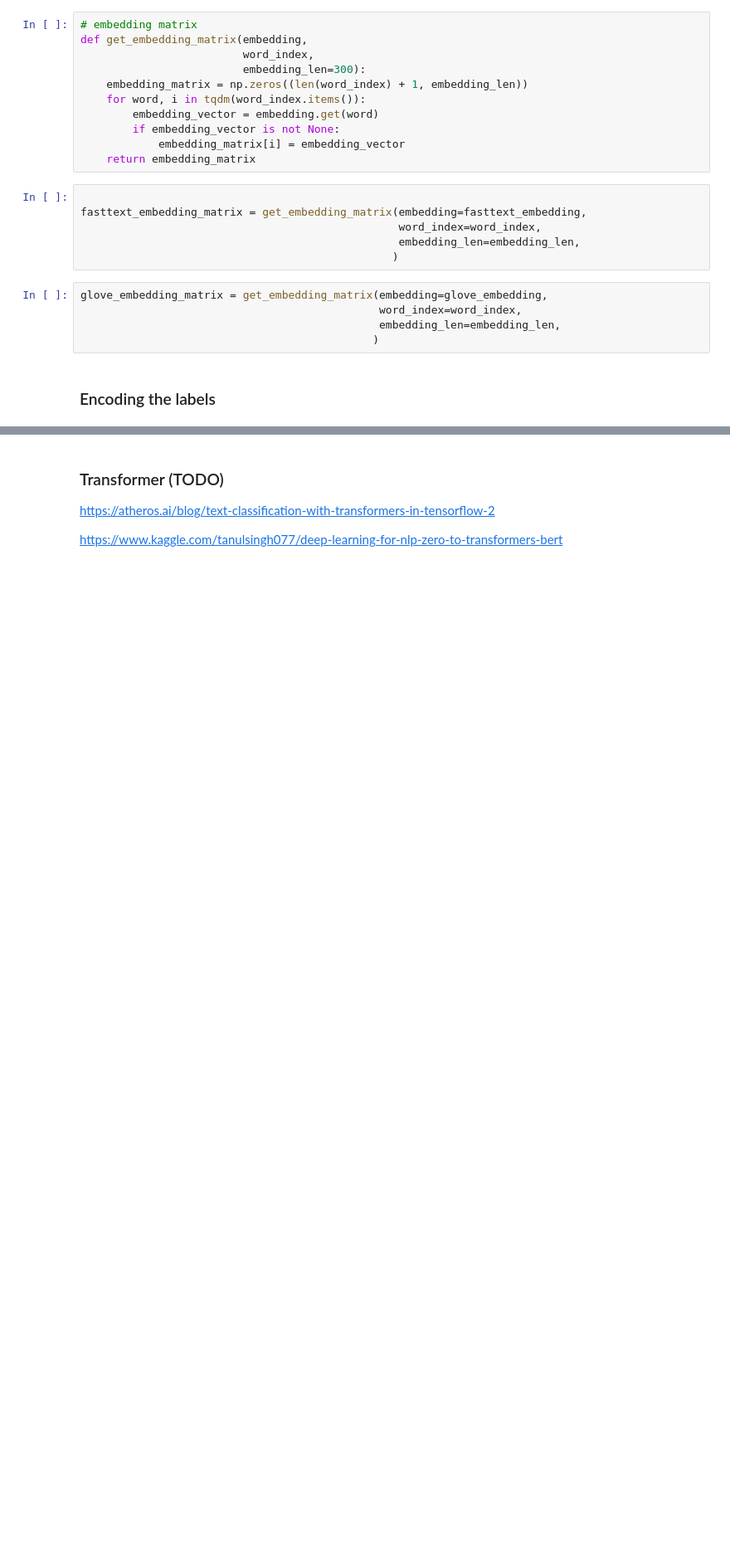
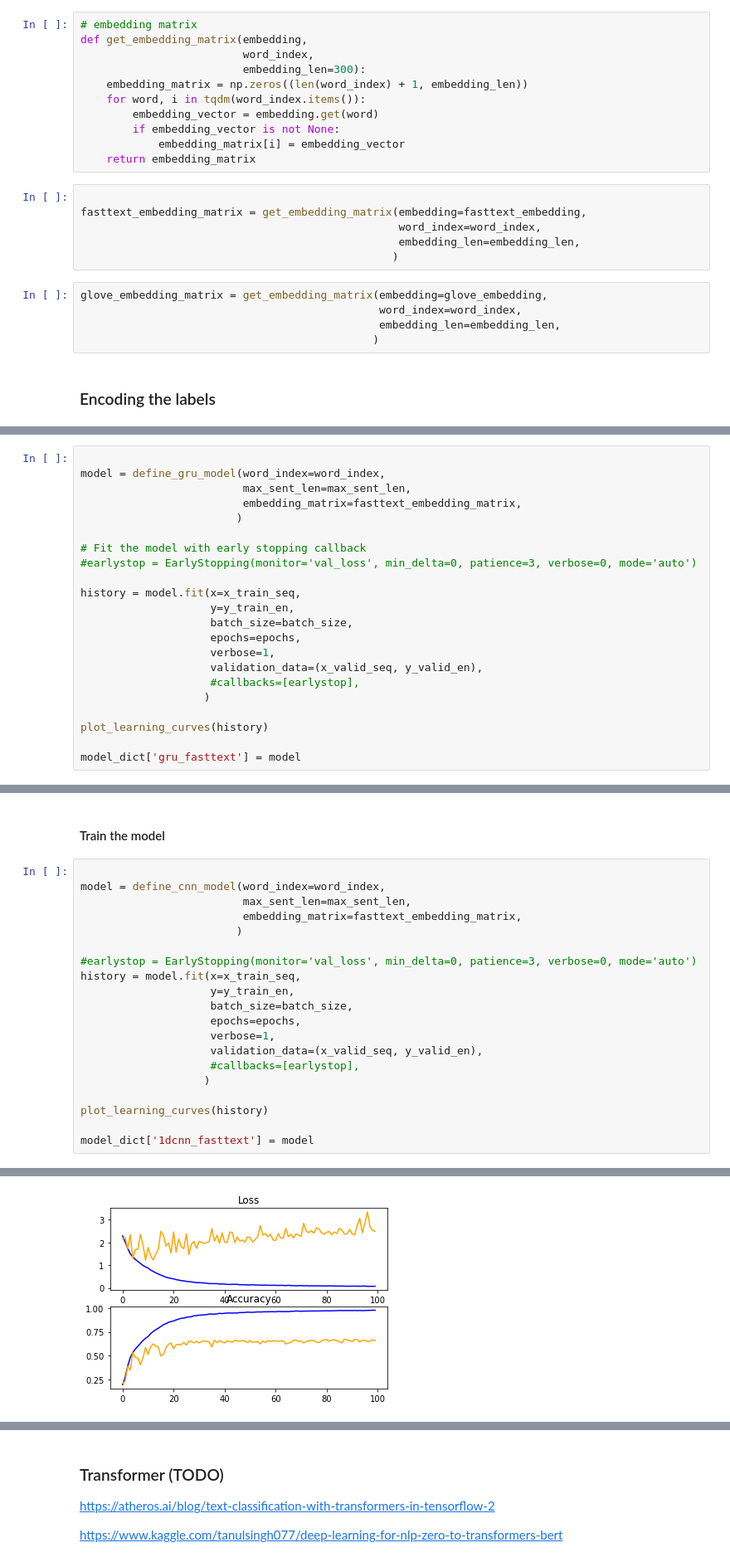
Before and after one commit to ck-unifr/novel-classification, a Jupyter notebook: novel-classification.ipynb, the cells around one changed output, grey strips where cells are left out. Shown: that part at 83% size. Saved outputs shown, nothing was run; the diff lists cells and outputs as text; blank space fills up the shorter version.

```diff
--- a/novel-classification.ipynb
+++ b/novel-classification.ipynb
@@ -604,0 +360,22 @@ Epoch 1/500
+# %%
+
+model = define_gru_model(word_index=word_index,
+                         max_sent_len=max_sent_len,
+                         embedding_matrix=fasttext_embedding_matrix,
+                        )
+
+# Fit the model with early stopping callback
+#earlystop = EarlyStopping(monitor='val_loss', min_delta=0, patience=3, verbose=0, mode='auto')
+
+history = model.fit(x=x_train_seq,
+                    y=y_train_en,
+                    batch_size=batch_size,
+                    epochs=epochs,
+                    verbose=1,
+                    validation_data=(x_valid_seq, y_valid_en),
+                    #callbacks=[earlystop],
+                   )
+
+plot_learning_curves(history)
+
+model_dict['gru_fasttext'] = model
@@ -604,0 +445,23 @@ Epoch 1/500
+# %% [markdown]
+#### Train the model
+# %%
+
+model = define_cnn_model(word_index=word_index,
+                         max_sent_len=max_sent_len,
+                         embedding_matrix=fasttext_embedding_matrix,
+                        )
+
+#earlystop = EarlyStopping(monitor='val_loss', min_delta=0, patience=3, verbose=0, mode='auto')
+history = model.fit(x=x_train_seq,
+                    y=y_train_en,
+                    batch_size=batch_size,
+                    epochs=epochs,
+                    verbose=1,
+                    validation_data=(x_valid_seq, y_valid_en),
+                    #callbacks=[earlystop],
+                   )
+
+plot_learning_curves(history)
+
+model_dict['1dcnn_fasttext'] = model
+# %% [output]
@@ -604,0 +485 @@ Epoch 1/500
+[figure, added]
```
Also changed, not shown: parts of 51 cells of this notebook.
